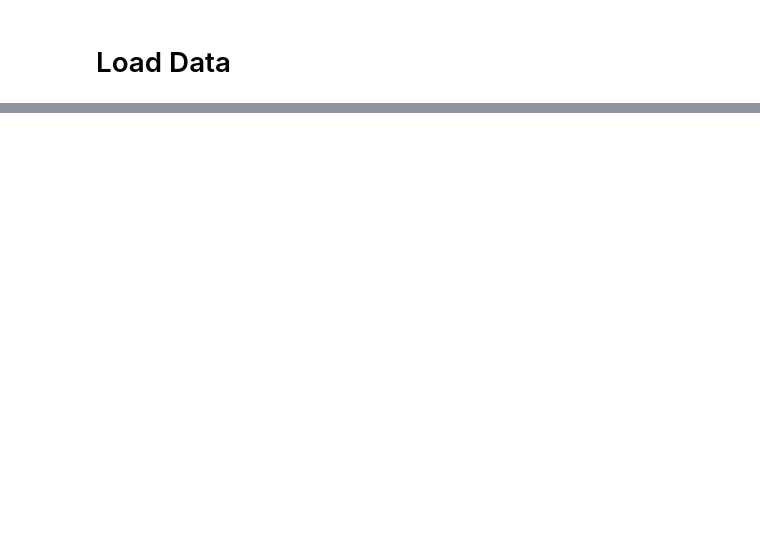
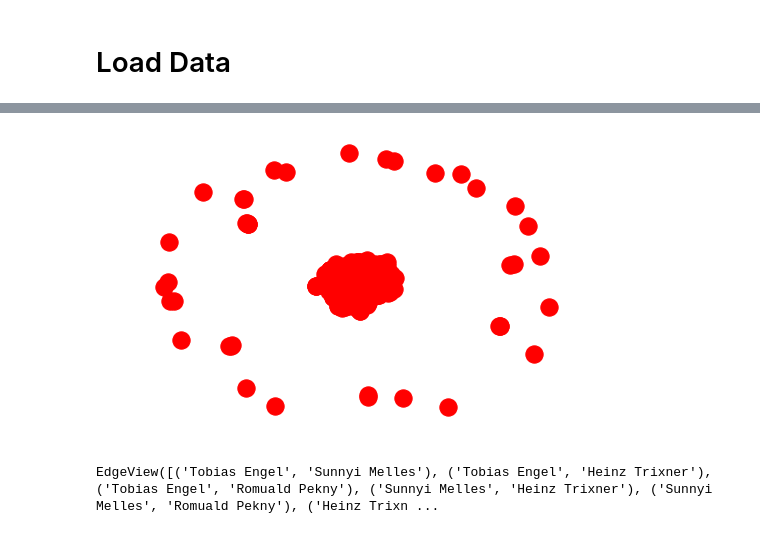
Before and after one commit to tgadf/movies, a Jupyter notebook: IMDB.ipynb, the cells around one changed output, grey strips where cells are left out. Cells and saved outputs as stored; diff of their text form; code cells hidden in the pictures; blank space fills up the shorter version.

Commit message:
Big save

```diff
--- a/IMDB.ipynb
+++ b/IMDB.ipynb
@@ -107,0 +320,22 @@ actors = title_principles[title_principles['category'].isin(["actor", "self", "a
+# %%
+pos = nx.spring_layout(G)
+nx.draw(G, pos) #, with_labels=True, font_weight='bold')
+#edge_labels=dict([((u, v,), d['label']) for u, v, d in G.edges(data=True)])
+#nx.draw_networkx_edge_labels(G, pos, edge_labels=edge_labels, font_size=8)
+#nx.draw
+
+layoutname="rt_circular"
+g = G
+layout = g.layout(layoutname)
+bbox = [0.5*x for x in (1000,1000)]
+
+    fname = "plots/{0}/network_Len{1}_{2}.png".format(device, prec, layoutname)
+    igplot = ig.plot(g, bbox=bbox, background="white", **visual_style) #, layout = layout)
+    print("   ---> Saving {0}".format(fname))
+    igplot.save(fname)
+# %% [output]
+[figure, added]
+# %%
+G.edges
+# %% [output]
+EdgeView([('Tobias Engel', 'Sunnyi Melles'), ('Tobias Engel', 'Heinz Trixner'), ('Tobias Engel', 'Romuald Pekny'), ('Sunnyi Melles', 'Heinz Trixner'), ('Sunnyi Melles', 'Romuald Pekny'), ('Heinz Trixn ...
```
Also changed, not shown: parts of 46 cells of this notebook, 2 other files.
